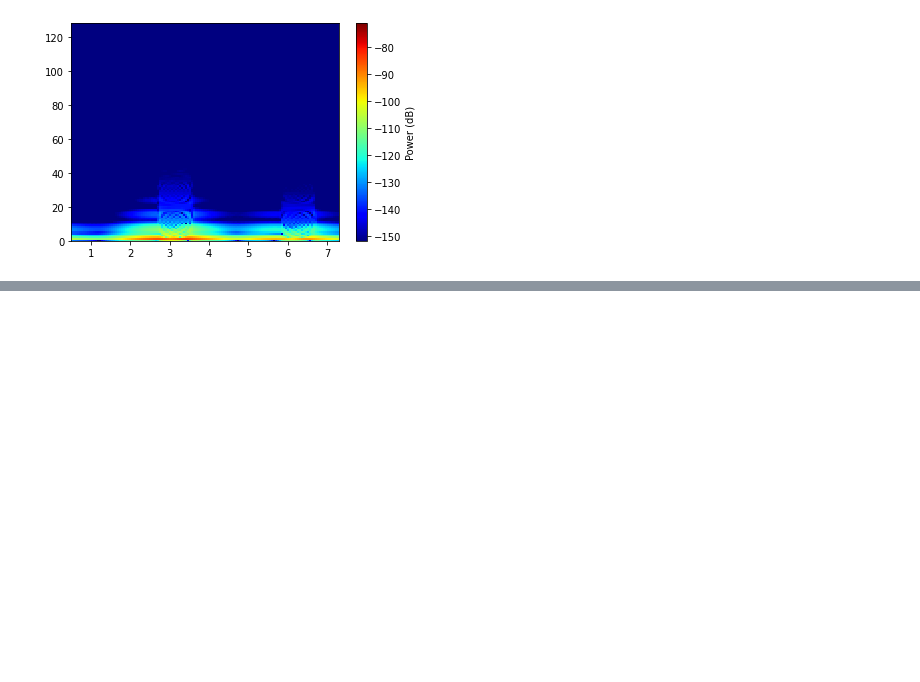
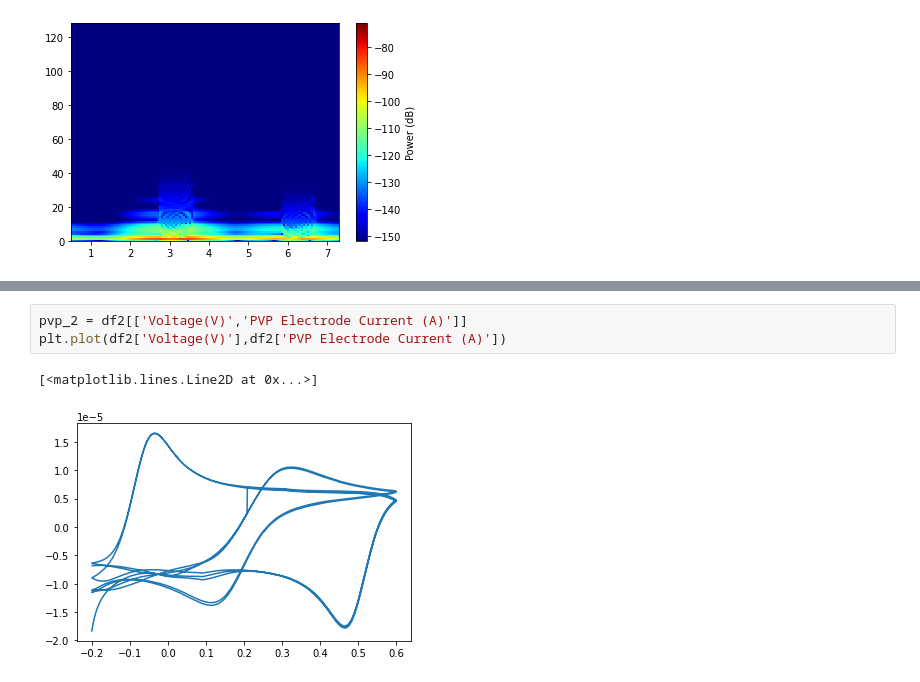
Before and after one commit to Onkar627/Sensor_Electrodes, a Jupyter notebook: Sensor_outputs.ipynb, the cells around one changed output, grey strips where cells are left out. Drawn from its saved outputs; the diff is of its cells as text; blank space fills up the shorter version.

```diff
--- a/Sensor_outputs.ipynb
+++ b/Sensor_outputs.ipynb
@@ -591,0 +597,6 @@ plt.colorbar(label='Power (dB)')
+# %%
+pvp_2 = df2[['Voltage(V)','PVP Electrode Current (A)']]
+plt.plot(df2['Voltage(V)'],df2['PVP Electrode Current (A)'])
+# %% [output]
+[<matplotlib.lines.Line2D at 0x...>]
+[figure, added]
```
Also changed, not shown: parts of 4 cells of this notebook.
